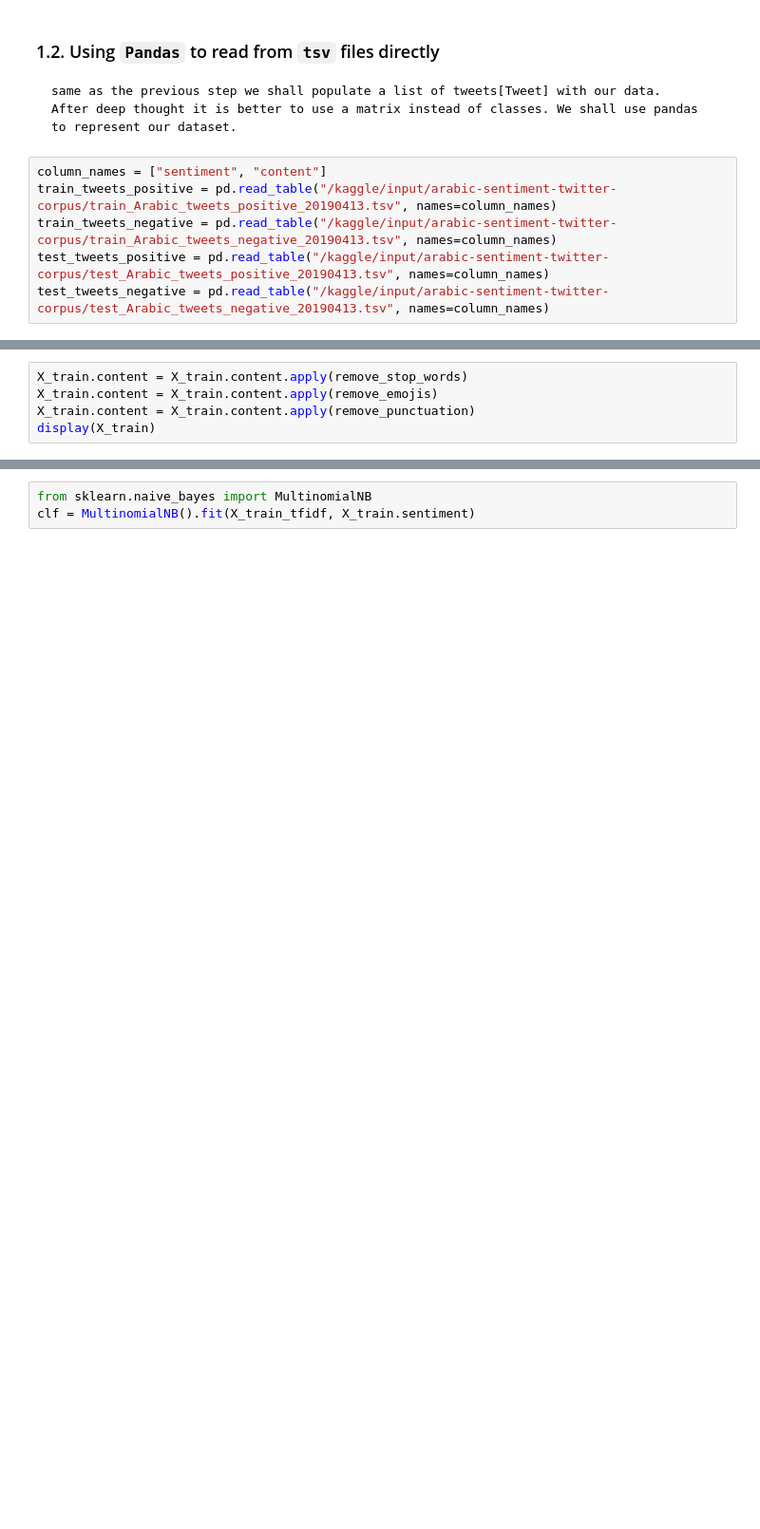
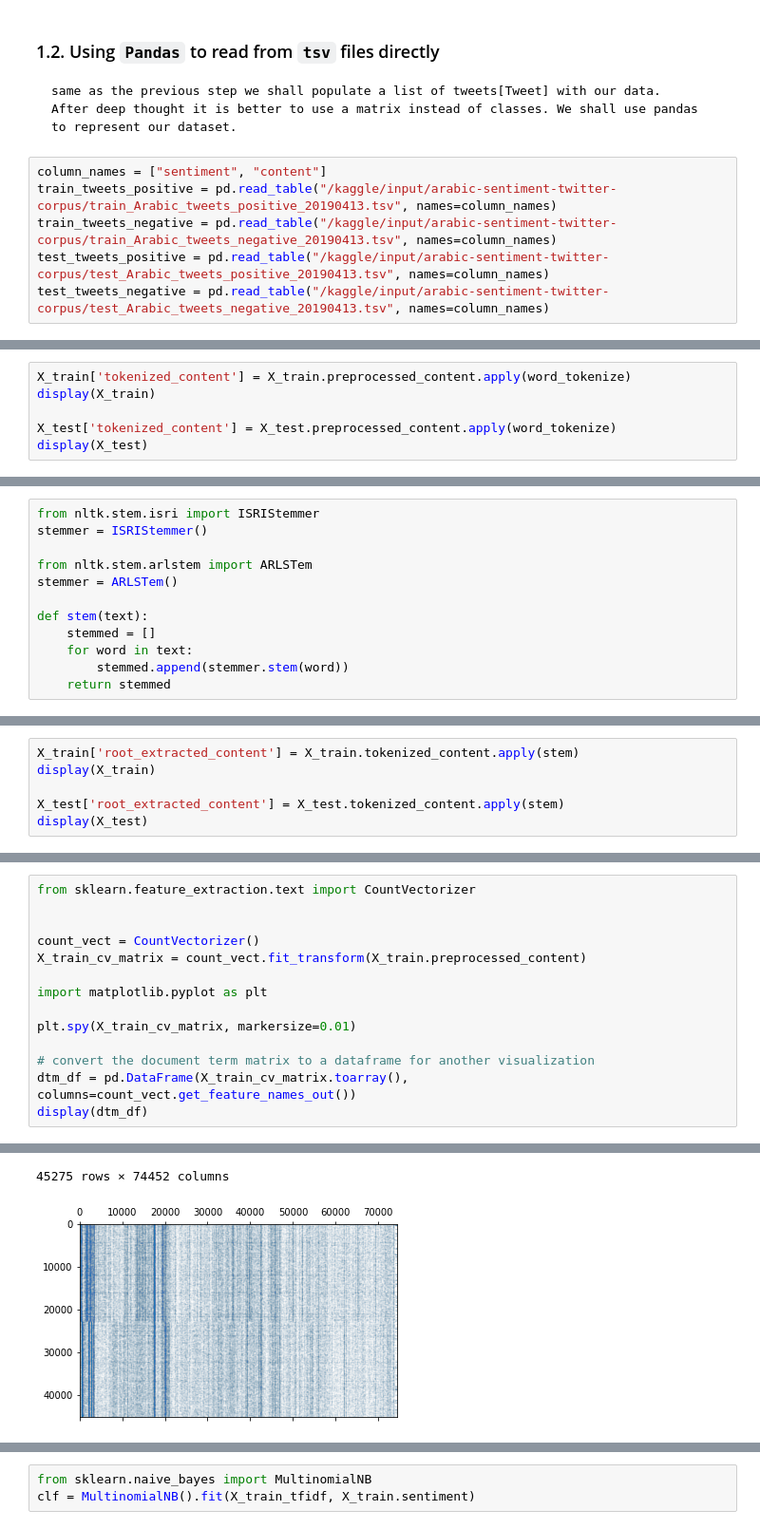
Before and after one commit to fayssalElAnsari/tatia-project, a Jupyter notebook: kaggle_notebook.ipynb, the cells around one changed output, grey strips where cells are left out. Shown: that part at 95% size. Drawn from its saved outputs; the diff is of its cells as text; blank space fills up the shorter version.

```diff
--- a/kaggle_notebook.ipynb
+++ b/kaggle_notebook.ipynb
@@ -265,5 +308,0 @@ def remove_punctuation(text):
-# %%
-X_train.content = X_train.content.apply(remove_stop_words)
-X_train.content = X_train.content.apply(remove_emojis)
-X_train.content = X_train.content.apply(remove_punctuation)
-display(X_train)
@@ -296,0 +364,6 @@ X_train_counts.shape
+# %%
+X_train['tokenized_content'] = X_train.preprocessed_content.apply(word_tokenize)
+display(X_train)
+
+X_test['tokenized_content'] = X_test.preprocessed_content.apply(word_tokenize)
+display(X_test)
@@ -296,0 +408,12 @@ X_train_counts.shape
+# %%
+from nltk.stem.isri import ISRIStemmer
+stemmer = ISRIStemmer()
+
+from nltk.stem.arlstem import ARLSTem
+stemmer = ARLSTem()
+
+def stem(text):
+    stemmed = []
+    for word in text:
+        stemmed.append(stemmer.stem(word))
+    return stemmed
@@ -296,0 +422,6 @@ X_train_counts.shape
+# %%
+X_train['root_extracted_content'] = X_train.tokenized_content.apply(stem)
+display(X_train)
+
+X_test['root_extracted_content'] = X_test.tokenized_content.apply(stem)
+display(X_test)
@@ -296,0 +465,15 @@ X_train_counts.shape
+# %%
+from sklearn.feature_extraction.text import CountVectorizer
+
+
+count_vect = CountVectorizer()
+X_train_cv_matrix = count_vect.fit_transform(X_train.preprocessed_content)
+
+import matplotlib.pyplot as plt
+
+plt.spy(X_train_cv_matrix, markersize=0.01)
+
+# convert the document term matrix to a dataframe for another visualization
+dtm_df = pd.DataFrame(X_train_cv_matrix.toarray(), columns=count_vect.get_feature_names_out())
+display(dtm_df)
+# %% [output]
@@ -297 +492,3 @@ X_train_counts.shape
+45275 rows × 74452 columns
+[figure, added]
 # %% [markdown]
```
Also changed, not shown: parts of 39 cells of this notebook.
